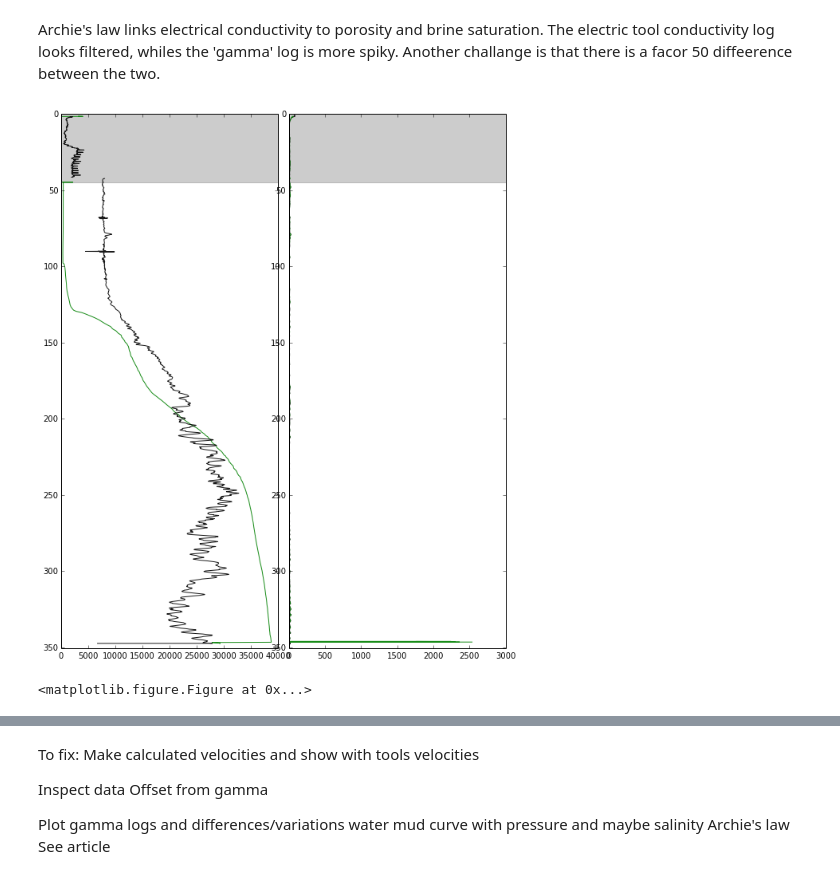
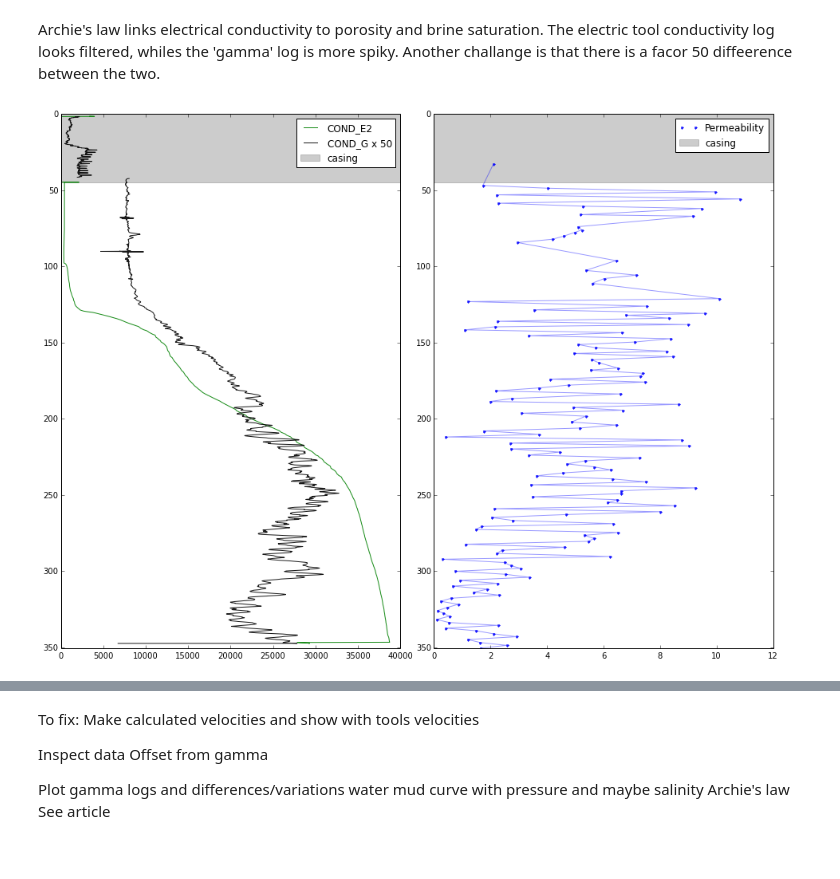
Before and after one commit to TobbeTripitaka/Dalbyover, a Jupyter notebook: Dalbyover sonic log.ipynb, the cells around one changed output, grey strips where cells are left out. Drawn from its saved outputs; the diff is of its cells as text; code cells hidden in the pictures.

```diff
--- a/Dalbyover sonic log.ipynb
+++ b/Dalbyover sonic log.ipynb
@@ -173,11 +173,11 @@ def smooth_filter(raw,kernel=51):
     '''
     Apply median filter, set window size. Must be odd number.
     '''
-    return signal.medfilt(raw, kernel_size=3)
+    return signal.medfilt(raw, kernel_size=5)
     return pd.rolling_mean(raw, kernel)
 
 # Apply smoothing filter kernel is median window size, must be odd
-kernel=99
+kernel=60
 
 fig = plt.figure(figsize=(10,12))
 fig.subplots_adjust(wspace=0.05)
@@ -342,24 +340,29 @@ Better analysis to come.
 # %% [markdown]
 Archie's law links electrical conductivity to porosity and brine saturation. The electric tool conductivity log looks filtered, whiles the 'gamma' log is more spiky. Another challange is that there is a facor 50 diffeerence between the two.
 # %%
-fig = plt.figure(figsize=(10,12))
-fig.subplots_adjust(wspace=0.05)
+fig = plt.figure(figsize=(16,12))
+fig.subplots_adjust(wspace=0.1)
 
 ax1 = plt.subplot(121)
 
 #well_plot(data['COND_E2'])
-well_plot(data['COND_E2'],color='green')
-well_plot(50*data['COND_G'])
+well_plot(smooth_filter(data['COND_E2']),color='green', label='COND_E2')
+factor =50
+well_plot(smooth_filter(factor*data['COND_G']), label='COND_G x %d'%factor)
 casing_plot()
+plt.legend()
+
 
 ax2 = plt.subplot(122)
-well_plot(smooth_filter(data['NGAM_E2'],101))
-well_plot(smooth_filter(data['NGAM_G'],101),color='green')
+mask = np.isfinite(data['PERMEABILITY'])
+plt.plot(data['PERMEABILITY'][mask],data['DEPTH'][mask],'.b', alpha=0.9,label='Permeability')
+plt.plot(data['PERMEABILITY'][mask],data['DEPTH'][mask],'b-', alpha=0.4)
 casing_plot()
+plt.legend()
+
+
+plt.ylim(max(data['DEPTH']),0)
 
 plt.show()
-
-fig = plt.figure(figsize=(10,12))
 # %% [output]
-[figure, old version]
+[figure, new version]
-<matplotlib.figure.Figure at 0x...>
```
Also changed, not shown: parts of 5 cells of this notebook.
